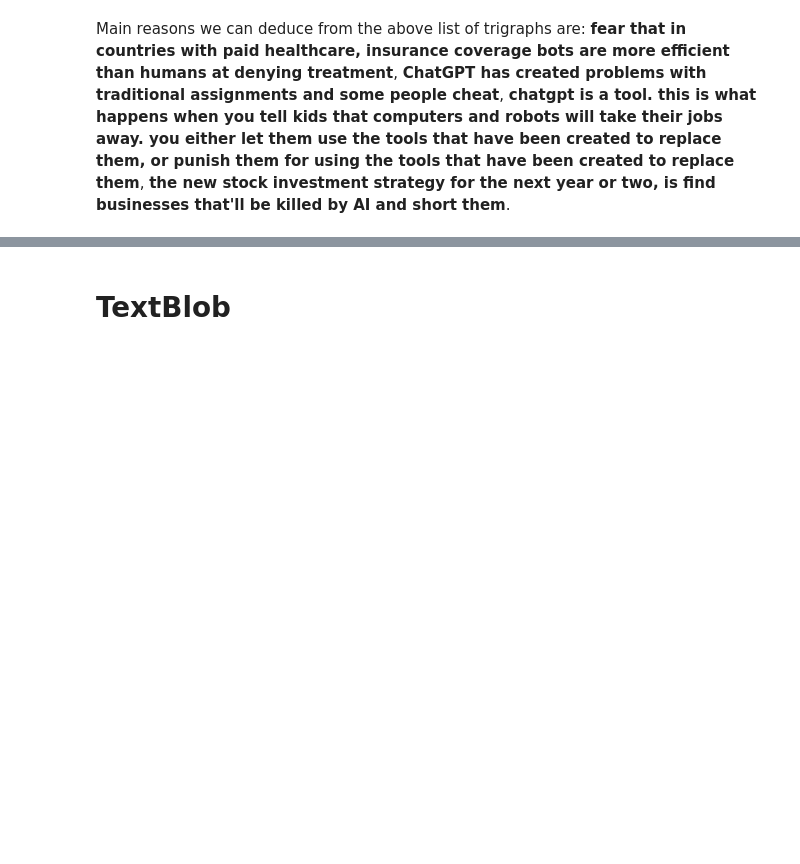
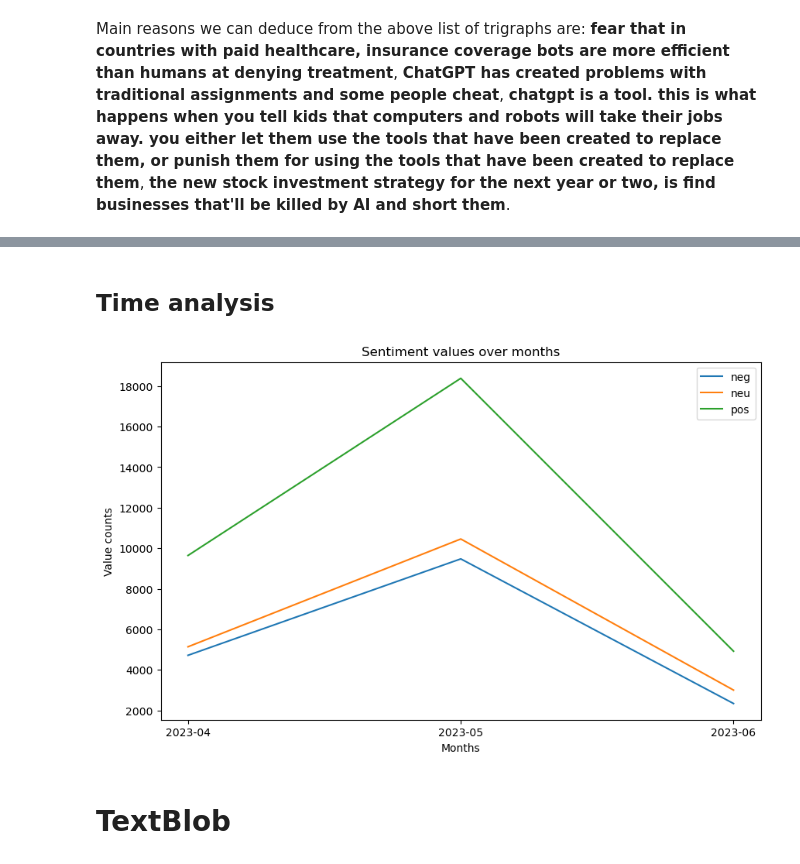
Before and after one commit to Claudio-95/DJ23-project, a Jupyter notebook: Notebook/Sentiment analysis - Complete.ipynb, the cells around one changed output, grey strips where cells are left out. Saved outputs shown, nothing was run; the diff lists cells and outputs as text; code cells hidden in the pictures; blank space fills up the shorter version.

Commit message:
Add time analysis line plot and other time analysis

```diff
--- a/Notebook/Sentiment analysis - Complete.ipynb
+++ b/Notebook/Sentiment analysis - Complete.ipynb
@@ -410,3 +1200,29 @@ Main reasons we can deduce from the above list of trigraphs are: **fear that in
+# %% [markdown]
+## Time analysis
+# %%
+import matplotlib.pyplot as plt
+plt.style.use('default')
+%matplotlib inline
+
+df_complete['Comment date'] = pd.to_datetime(df_complete['Comment date'])
+df_grouped = df_complete.groupby([df_complete['Comment date'].dt.to_period('M'), 'Sentiment']).size().unstack()
+
+df_grouped.index = df_grouped.index.astype(str)
+plt.figure(figsize = (10, 6))
+for col in df_grouped.columns:
+    plt.plot(df_grouped.index, df_grouped[col], label = col)
+
+plt.legend()
+
+plt.xlabel('Months')
+plt.ylabel('Value counts')
+
+plt.title('Sentiment values over months')
+plt.legend()
+plt.savefig('reddit_sentiment_time_analysis.png')
+plt.show()
+# %% [output]
+[figure, added]
 # %% [markdown]
 # TextBlob
 # %%
```
Also changed, not shown: parts of 122 cells of this notebook, 1 other file.
